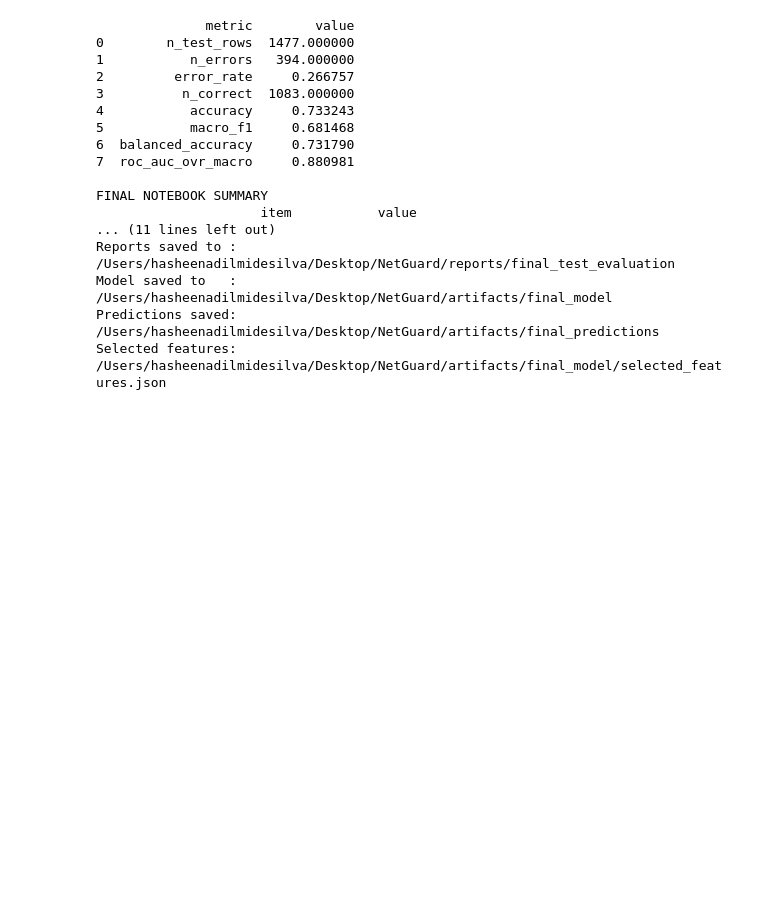
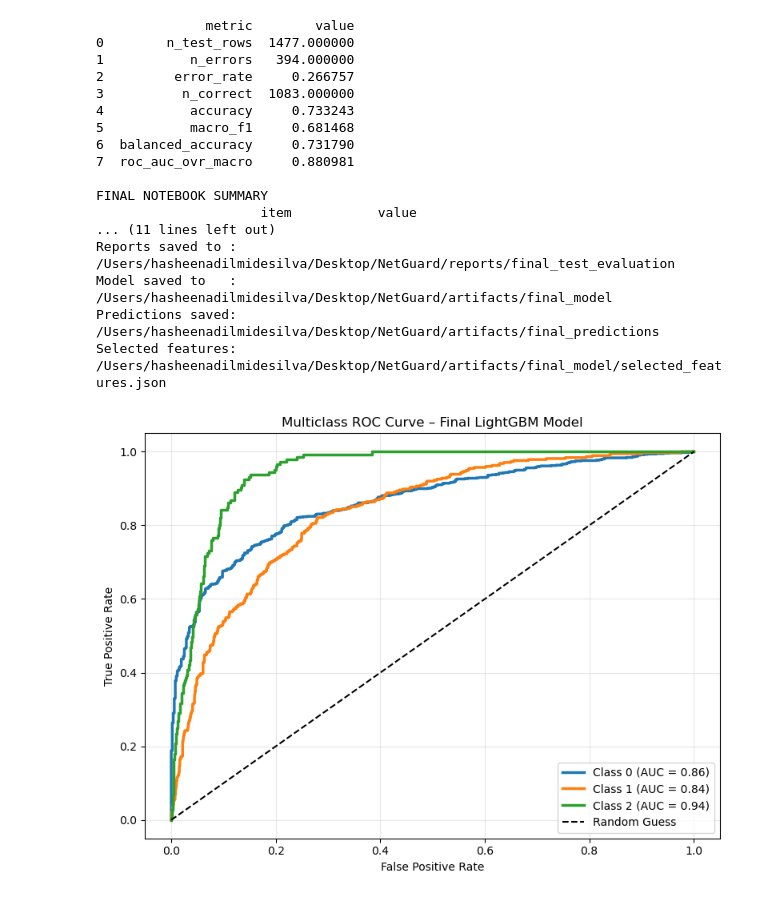
Before and after one commit to HasheenaDeSilva/NetGuard-Project, a Jupyter notebook: notebooks/07. final_model_selection_and_test_evaluation.ipynb, the cells around one changed output. Saved outputs shown, nothing was run; the diff lists cells and outputs as text; code cells hidden in the pictures; blank space fills up the shorter version.

```diff
--- a/notebooks/07. final_model_selection_and_test_evaluation.ipynb
+++ b/notebooks/07. final_model_selection_and_test_evaluation.ipynb
@@ -499,3 +499,51 @@ Reports saved to : /Users/hasheenadilmidesilva/Desktop/NetGuard/reports/final_te
 Model saved to   : /Users/hasheenadilmidesilva/Desktop/NetGuard/artifacts/final_model
 Predictions saved: /Users/hasheenadilmidesilva/Desktop/NetGuard/artifacts/final_predictions
 Selected features: /Users/hasheenadilmidesilva/Desktop/NetGuard/artifacts/final_model/selected_features.json
+# %%
+# Multiclass ROC Curve + AUC Visualization
+
+from sklearn.metrics import roc_curve, auc
+from sklearn.preprocessing import label_binarize
+import matplotlib.pyplot as plt
+
+# Convert labels to binary format
+y_test_bin = label_binarize(y_test, classes=class_labels)
+
+fpr = {}
+tpr = {}
+roc_auc = {}
+
+for i, cls in enumerate(class_labels):
+    fpr[i], tpr[i], _ = roc_curve(y_test_bin[:, i], y_test_proba[:, i])
+    roc_auc[i] = auc(fpr[i], tpr[i])
+
+plt.figure(figsize=(8,6))
+
+colors = ["#1f77b4", "#ff7f0e", "#2ca02c"]
+
+for i, cls in enumerate(class_labels):
+    plt.plot(
+        fpr[i],
+        tpr[i],
+        color=colors[i],
+        linewidth=2.5,
+        label=f"Class {cls} (AUC = {roc_auc[i]:.2f})"
+    )
+
+plt.plot([0,1],[0,1],'k--',label="Random Guess")
+
+plt.xlabel("False Positive Rate")
+plt.ylabel("True Positive Rate")
+plt.title("Multiclass ROC Curve – Final LightGBM Model")
+
+plt.legend(loc="lower right")
+plt.grid(alpha=0.3)
+
+plt.tight_layout()
+
+# Save figure in reports folder
+plt.savefig(REPORTS_PATH / "multiclass_roc_curve.png", dpi=300)
+
+plt.show()
+# %% [output]
+[figure, added]
```
